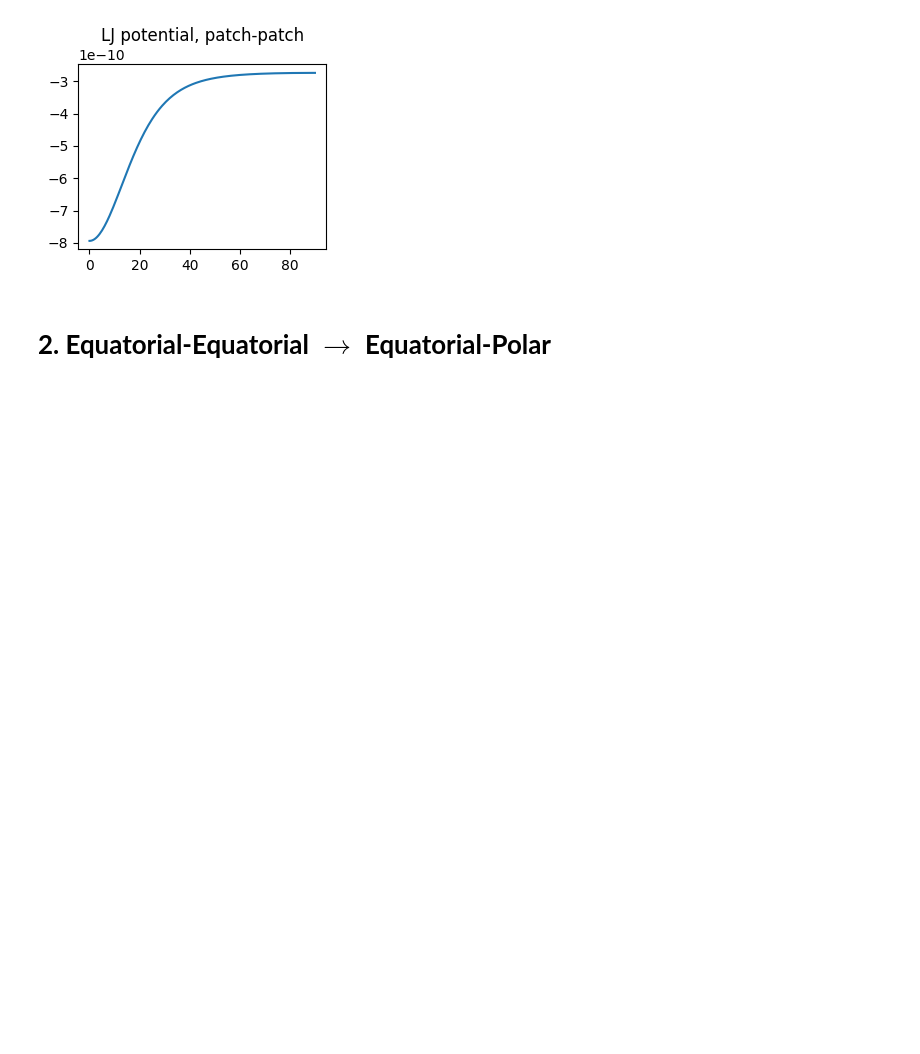
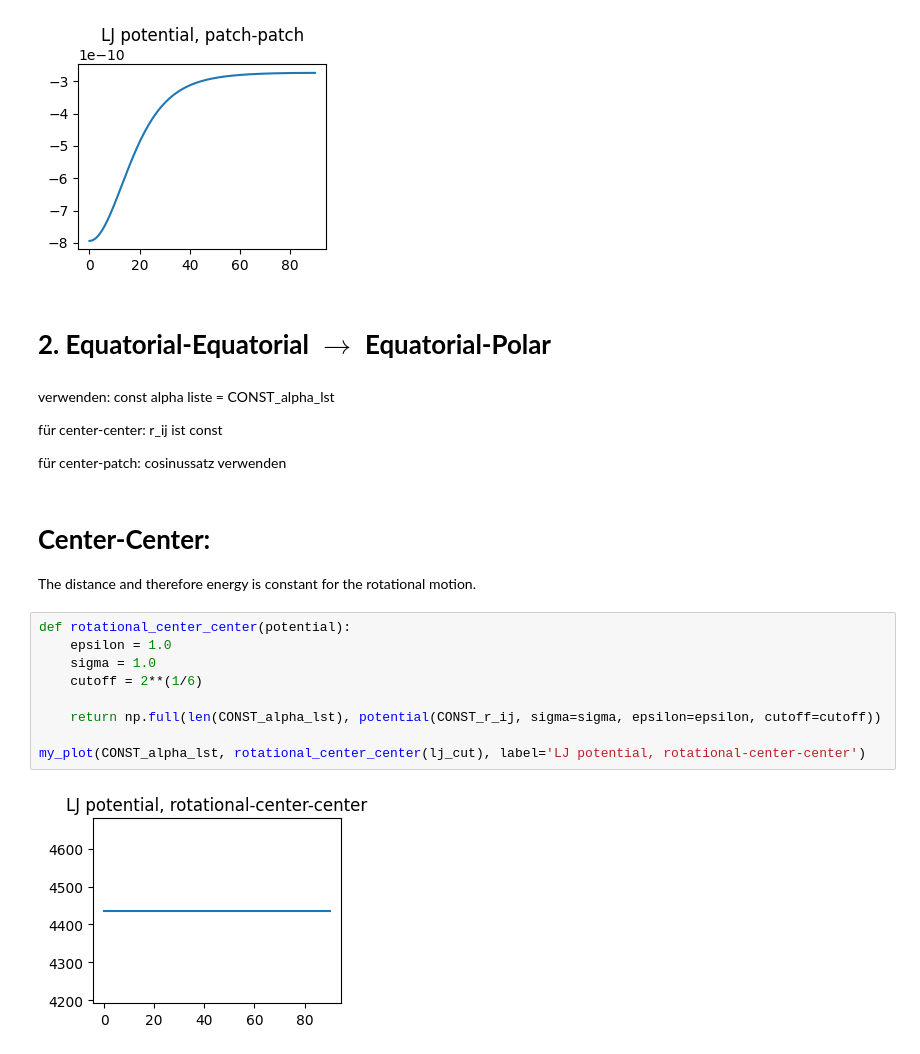
Before and after one commit to johannanovak/rotational_path, a Jupyter notebook: cut_potential.ipynb, the cells around one changed output. Cells and saved outputs as stored; diff of their text form; blank space fills up the shorter version.

```diff
--- a/cut_potential.ipynb
+++ b/cut_potential.ipynb
@@ -321,3 +335,24 @@ my_plot(CONST_alpha_lst, compute_patch_patch(lj_cut), label='LJ potential, patch
 [figure]
 # %% [markdown]
 # **2. Equatorial-Equatorial $\rightarrow$ Equatorial-Polar**
+# %% [markdown]
+verwenden: const alpha liste = CONST_alpha_lst
+
+für center-center: r_ij ist const
+
+für center-patch: cosinussatz verwenden
+# %% [markdown]
+# **Center-Center:**
+
+The distance and therefore energy is constant for the rotational motion.
+# %%
+def rotational_center_center(potential):
+    epsilon = 1.0
+    sigma = 1.0
+    cutoff = 2**(1/6)
+
+    return np.full(len(CONST_alpha_lst), potential(CONST_r_ij, sigma=sigma, epsilon=epsilon, cutoff=cutoff))
+
+my_plot(CONST_alpha_lst, rotational_center_center(lj_cut), label='LJ potential, rotational-center-center')
+# %% [output]
+[figure, added]
```
Also changed, not shown: parts of 14 cells of this notebook, 3 other files.
